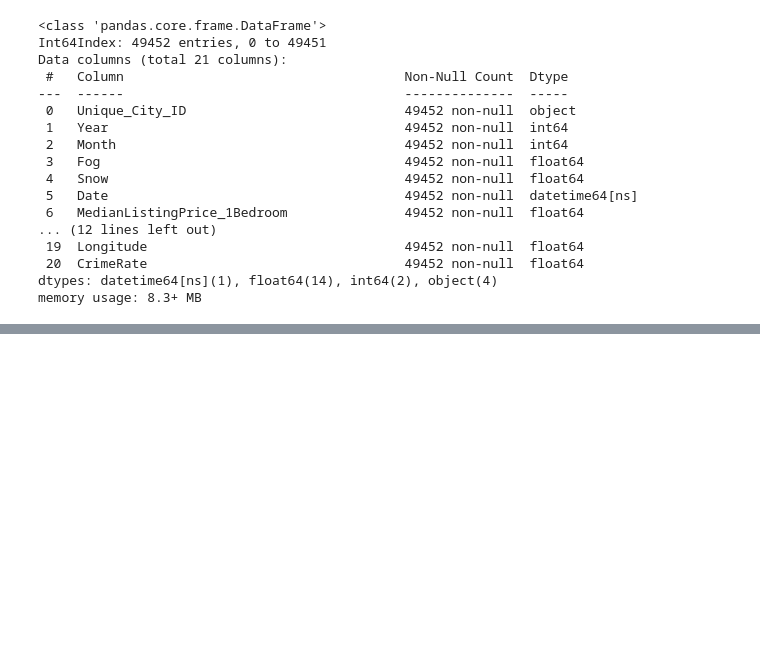
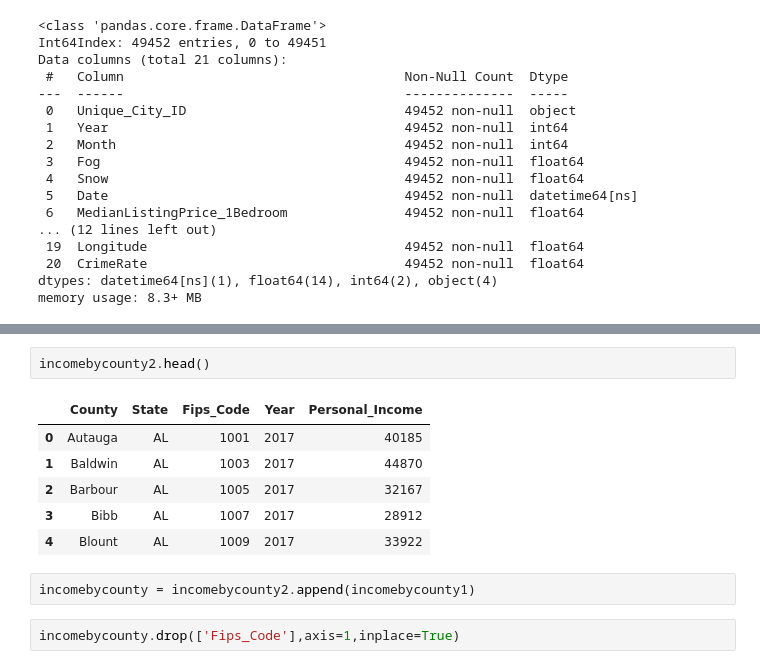
Before and after one commit to julicaro31/GRUPO_07-PF_DS4, a Jupyter notebook: machine_learning/feature_engineering.ipynb, the cells around one changed output, grey strips where cells are left out. Cells and saved outputs as stored; diff of their text form; blank space fills up the shorter version.

```diff
--- a/machine_learning/feature_engineering.ipynb
+++ b/machine_learning/feature_engineering.ipynb
@@ -555,0 +581,13 @@ memory usage: 8.3+ MB
+# %%
+incomebycounty2.head()
+# %% [output]
+|  | County | State | Fips_Code | Year | Personal_Income |
+| 0 | Autauga | AL | 1001 | 2017 | 40185 |
+| 1 | Baldwin | AL | 1003 | 2017 | 44870 |
+| 2 | Barbour | AL | 1005 | 2017 | 32167 |
+| 3 | Bibb | AL | 1007 | 2017 | 28912 |
+| 4 | Blount | AL | 1009 | 2017 | 33922 |
+# %%
+incomebycounty = incomebycounty2.append(incomebycounty1)
+# %%
+incomebycounty.drop(['Fips_Code'],axis=1,inplace=True)
```
Also changed, not shown: parts of 11 cells of this notebook.
